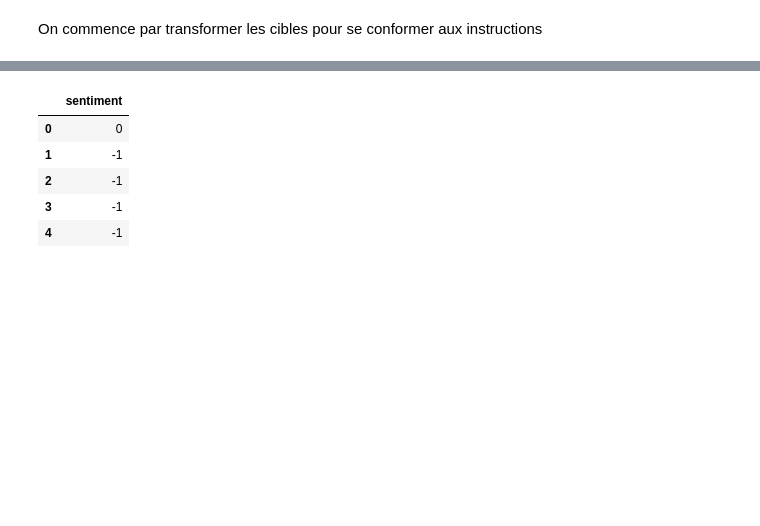
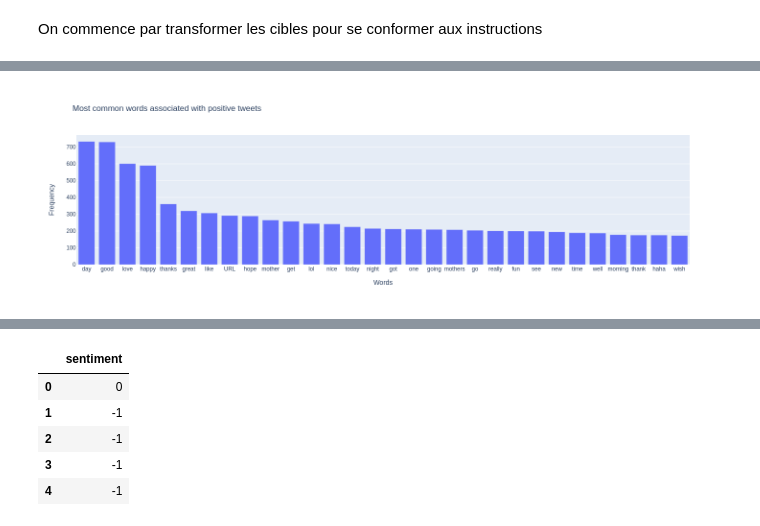
Before and after one commit to Fabien-DS/DSA_Sentiment, a Jupyter notebook: notebooks/EDA/Projet_FF.ipynb, the cells around one changed output, grey strips where cells are left out. Cells and saved outputs as stored; diff of their text form; code cells hidden in the pictures; blank space fills up the shorter version.

```diff
--- a/notebooks/EDA/Projet_FF.ipynb
+++ b/notebooks/EDA/Projet_FF.ipynb
@@ -202,0 +417,4 @@ On commence par transformer les cibles pour se conformer aux instructions
+# %%
+plot_freq_dist(create_corpus(positive_text_2), title = 'Most common words associated with positive tweets')
+# %% [output]
+[figure, added]
```
Also changed, not shown: parts of 86 cells of this notebook, 1 other file.
